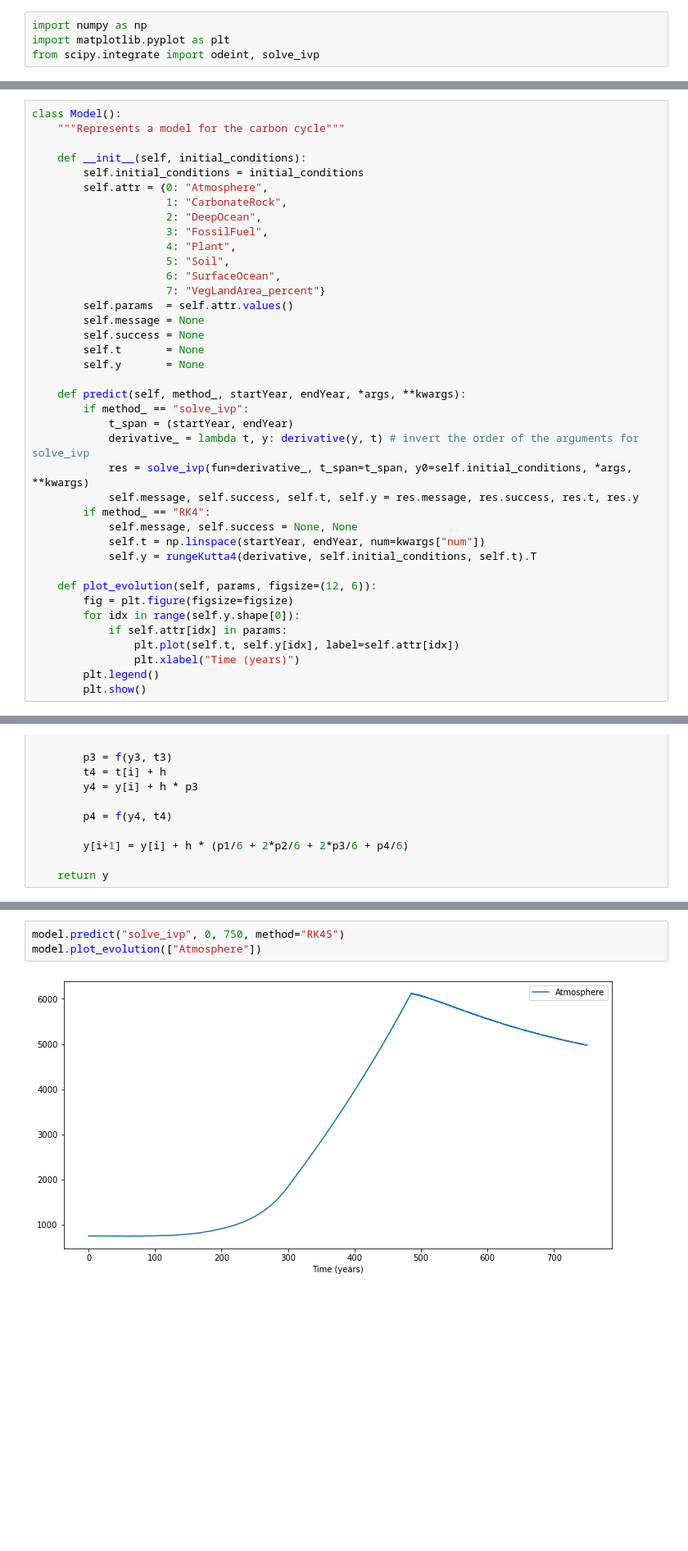
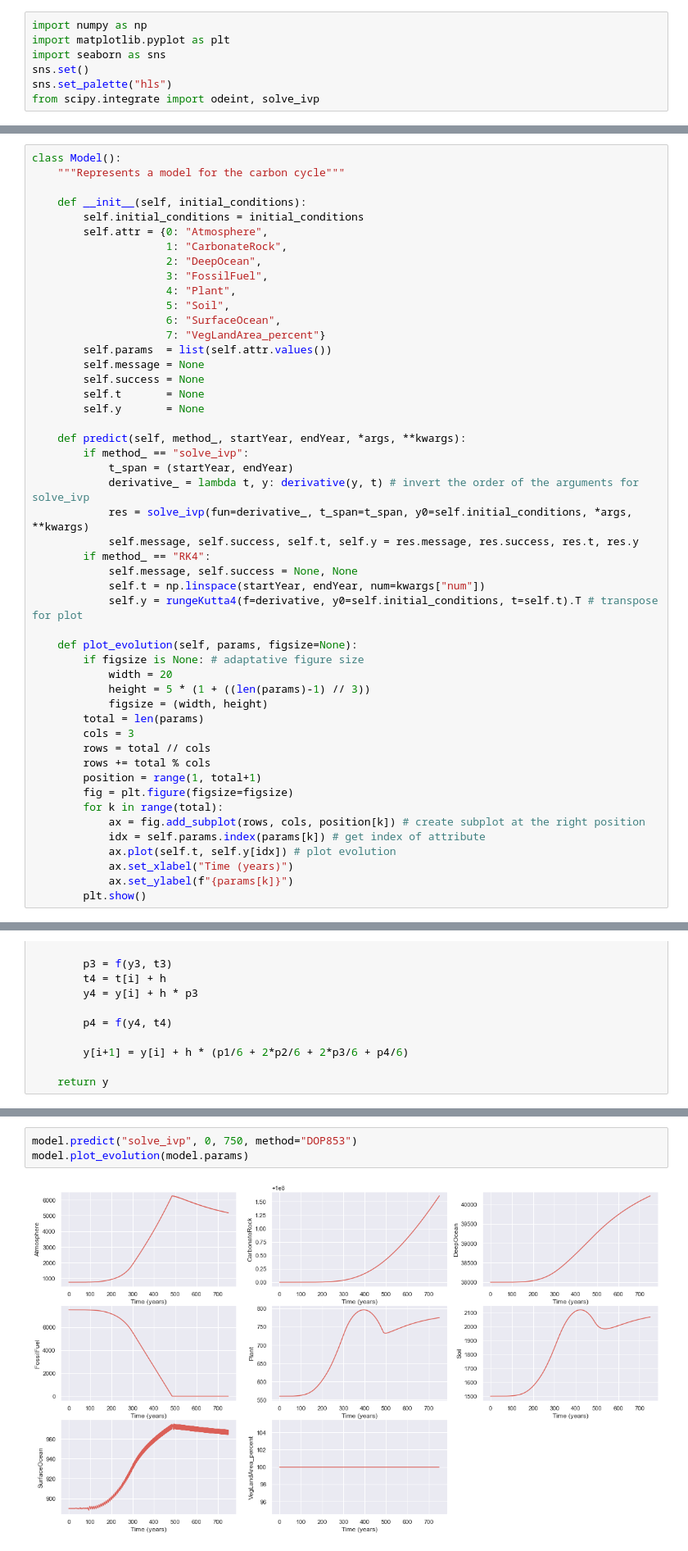
Before and after one commit to littlebuzzybee/MACS205a-Projet, a Jupyter notebook: carbone.ipynb, the cells around one changed output, grey strips where cells are left out. Shown: that part at 82% size. Cells and saved outputs as stored; diff of their text form; blank space fills up the shorter version.

Commit message:
jolis graphes

```diff
--- a/carbone.ipynb
+++ b/carbone.ipynb
@@ -13,6 +13,9 @@
 # %%
 import numpy as np
 import matplotlib.pyplot as plt
+import seaborn as sns
+sns.set()
+sns.set_palette("hls")
 from scipy.integrate import odeint, solve_ivp
 # %% [markdown]
 # Code
@@ -158,7 +161,7 @@ class Model():
                      5: "Soil",
                      6: "SurfaceOcean",
                      7: "VegLandArea_percent"}
-        self.params  = self.attr.values()
+        self.params  = list(self.attr.values())
         self.message = None
         self.success = None
         self.t       = None
@@ -173,13 +176,23 @@ class Model():
         if method_ == "RK4":
             self.message, self.success = None, None
             self.t = np.linspace(startYear, endYear, num=kwargs["num"])
-            self.y = rungeKutta4(derivative, self.initial_conditions, self.t).T
+            self.y = rungeKutta4(f=derivative, y0=self.initial_conditions, t=self.t).T # transpose for plot
 
-    def plot_evolution(self, params, figsize=(12, 6)):
+    def plot_evolution(self, params, figsize=None):
+        if figsize is None: # adaptative figure size
+            width = 20
+            height = 5 * (1 + ((len(params)-1) // 3))
+            figsize = (width, height)
+        total = len(params)
+        cols = 3
+        rows = total // cols
+        rows += total % cols
+        position = range(1, total+1)
         fig = plt.figure(figsize=figsize)
-        for idx in range(self.y.shape[0]):
-            if self.attr[idx] in params:
-                plt.plot(self.t, self.y[idx], label=self.attr[idx])
-                plt.xlabel("Time (years)")
-        plt.legend()
+        for k in range(total):
+            ax = fig.add_subplot(rows, cols, position[k]) # create subplot at the right position
+            idx = self.params.index(params[k]) # get index of attribute
+            ax.plot(self.t, self.y[idx]) # plot evolution
+            ax.set_xlabel("Time (years)")
+            ax.set_ylabel(f"{params[k]}")
         plt.show()
@@ -227,6 +240,6 @@ def rungeKutta4(f, y0, t):
 # %%
-model.predict("solve_ivp", 0, 750, method="RK45")
-model.plot_evolution(["Atmosphere"])
+model.predict("solve_ivp", 0, 750, method="DOP853")
+model.plot_evolution(model.params)
 # %% [output]
-[figure, old version]
+[figure, new version]
 # %%
```
Also changed, not shown: parts of 3 cells of this notebook.
